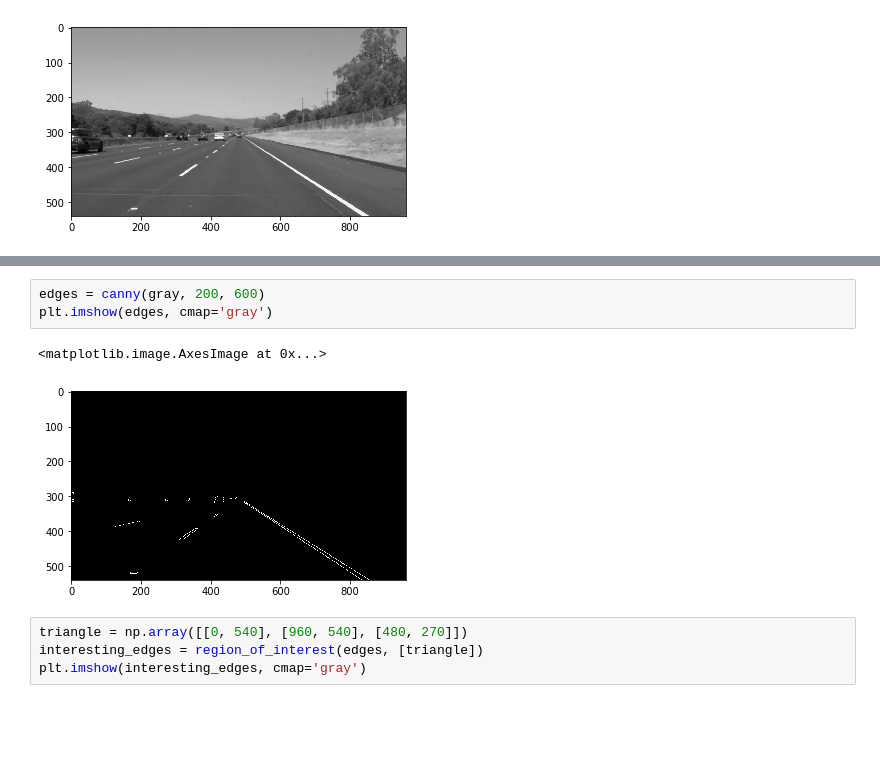
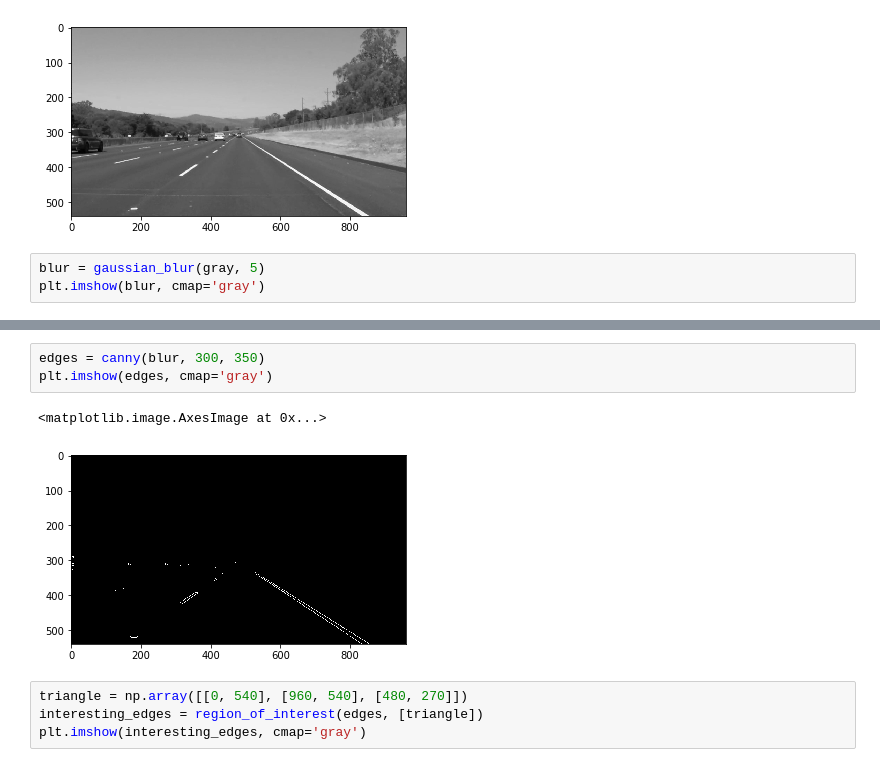
Before and after one commit to Goldob/CarND-LaneLines-P1, a Jupyter notebook: P1.ipynb, the cells around one changed output, grey strips where cells are left out. Drawn from its saved outputs; the diff is of its cells as text; blank space fills up the shorter version.

Commit message:
Supplement the pipeline with Gaussian filter

```diff
--- a/P1.ipynb
+++ b/P1.ipynb
@@ -199,3 +199,6 @@ plt.imshow(gray, cmap='gray')
 # %% [output]
 <matplotlib.image.AxesImage at 0x...>
 [figure]
+# %%
+blur = gaussian_blur(gray, 5)
+plt.imshow(blur, cmap='gray')
@@ -202,9 +208,9 @@ plt.imshow(gray, cmap='gray')
 # %%
-edges = canny(gray, 200, 600)
+edges = canny(blur, 300, 350)
 plt.imshow(edges, cmap='gray')
 # %% [output]
 <matplotlib.image.AxesImage at 0x...>
-[figure, old version]
+[figure, new version]
 # %%
 triangle = np.array([[0, 540], [960, 540], [480, 270]])
 interesting_edges = region_of_interest(edges, [triangle])
```
Also changed, not shown: parts of 7 cells of this notebook.
